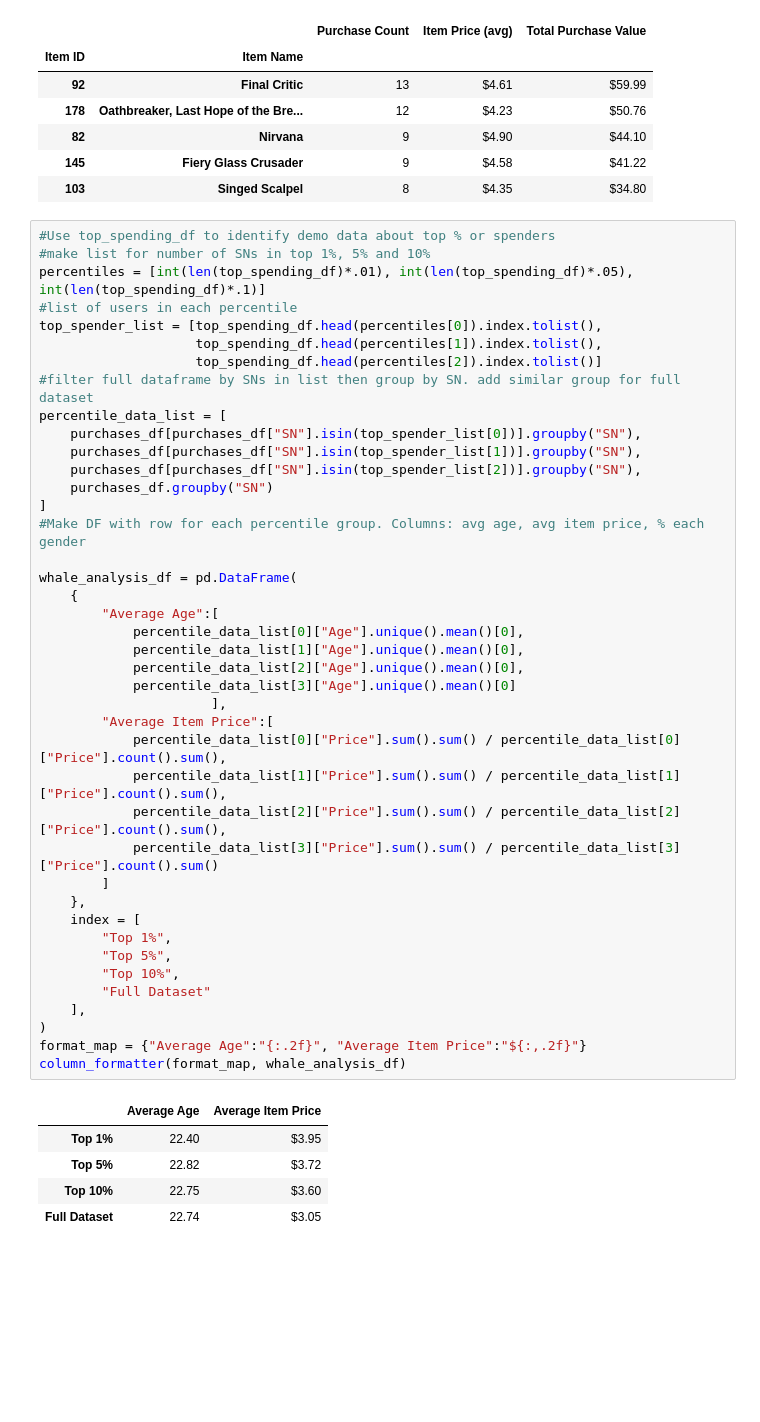
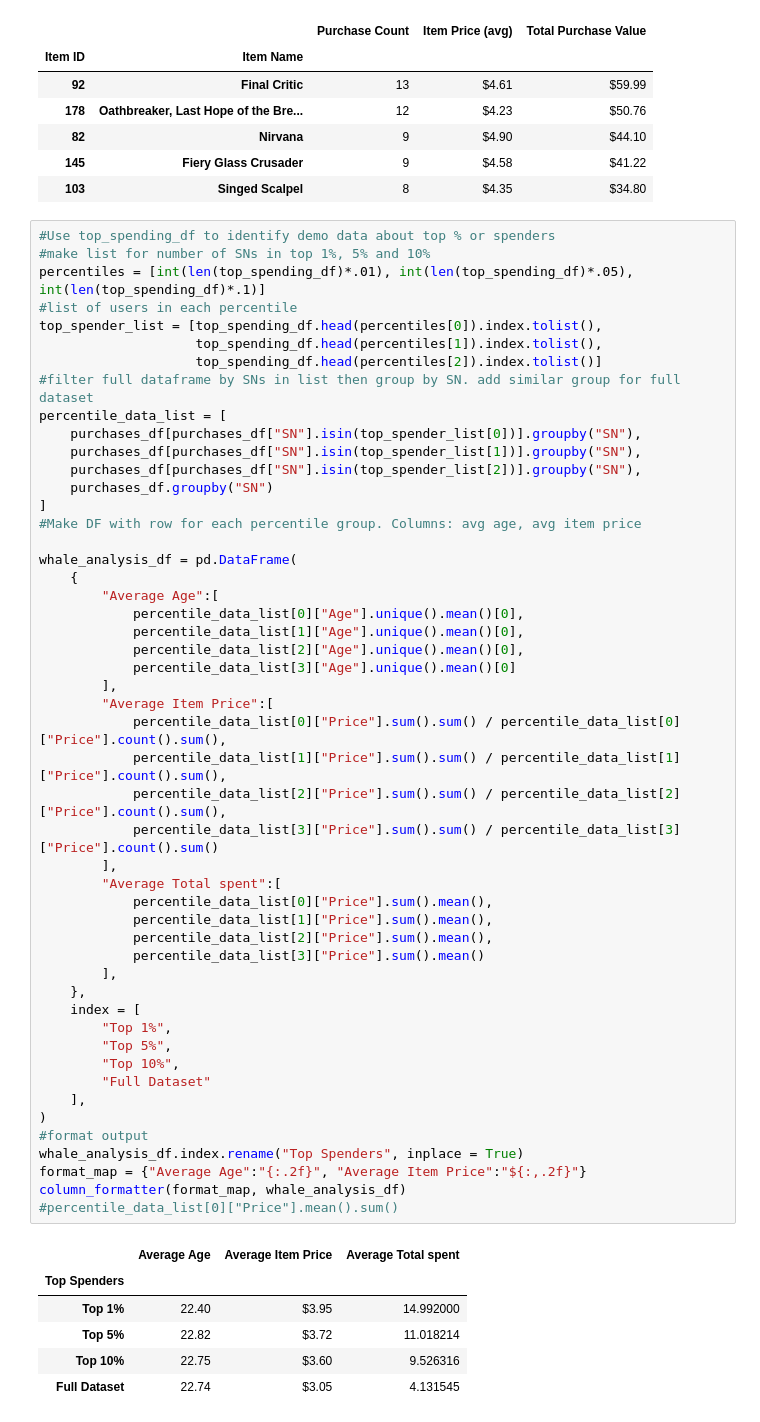
Before and after one commit to BrianDouglas/pandas-challenge, a Jupyter notebook: HeroesOfPymoli/Report.ipynb, the cells around one changed output. Drawn from its saved outputs; the diff is of its cells as text; blank space fills up the shorter version.

```diff
--- a/HeroesOfPymoli/Report.ipynb
+++ b/HeroesOfPymoli/Report.ipynb
@@ -231,38 +232,48 @@ top_spender_list = [top_spending_df.head(percentiles[0]).index.tolist(),
 percentile_data_list = [
     purchases_df[purchases_df["SN"].isin(top_spender_list[0])].groupby("SN"),
     purchases_df[purchases_df["SN"].isin(top_spender_list[1])].groupby("SN"),
     purchases_df[purchases_df["SN"].isin(top_spender_list[2])].groupby("SN"),
     purchases_df.groupby("SN")
 ]
-#Make DF with row for each percentile group. Columns: avg age, avg item price, % each gender
+#Make DF with row for each percentile group. Columns: avg age, avg item price
 
 whale_analysis_df = pd.DataFrame(
     {
         "Average Age":[
             percentile_data_list[0]["Age"].unique().mean()[0],
             percentile_data_list[1]["Age"].unique().mean()[0],
             percentile_data_list[2]["Age"].unique().mean()[0],
             percentile_data_list[3]["Age"].unique().mean()[0]
-                      ],
+        ],
         "Average Item Price":[
             percentile_data_list[0]["Price"].sum().sum() / percentile_data_list[0]["Price"].count().sum(),
             percentile_data_list[1]["Price"].sum().sum() / percentile_data_list[1]["Price"].count().sum(),
             percentile_data_list[2]["Price"].sum().sum() / percentile_data_list[2]["Price"].count().sum(),
             percentile_data_list[3]["Price"].sum().sum() / percentile_data_list[3]["Price"].count().sum()
-        ]
+        ],
+        "Average Total spent":[
+            percentile_data_list[0]["Price"].sum().mean(),
+            percentile_data_list[1]["Price"].sum().mean(),
+            percentile_data_list[2]["Price"].sum().mean(),
+            percentile_data_list[3]["Price"].sum().mean()
+        ],
     },
     index = [
         "Top 1%",
         "Top 5%",
         "Top 10%",
         "Full Dataset"
     ],
 )
+#format output
+whale_analysis_df.index.rename("Top Spenders", inplace = True)
 format_map = {"Average Age":"{:.2f}", "Average Item Price":"${:,.2f}"}
 column_formatter(format_map, whale_analysis_df)
+#percentile_data_list[0]["Price"].mean().sum()
 # %% [output]
-|  | Average Age | Average Item Price |
-| Top 1% | 22.40 | $3.95 |
-| Top 5% | 22.82 | $3.72 |
-| Top 10% | 22.75 | $3.60 |
-| Full Dataset | 22.74 | $3.05 |
+|  | Average Age | Average Item Price | Average Total spent |
+| Top Spenders |  |  |  |
+| Top 1% | 22.40 | $3.95 | 14.992000 |
+| Top 5% | 22.82 | $3.72 | 11.018214 |
+| Top 10% | 22.75 | $3.60 | 9.526316 |
+| Full Dataset | 22.74 | $3.05 | 4.131545 |
```
Also changed, not shown: parts of 1 cell of this notebook, 2 other files.
